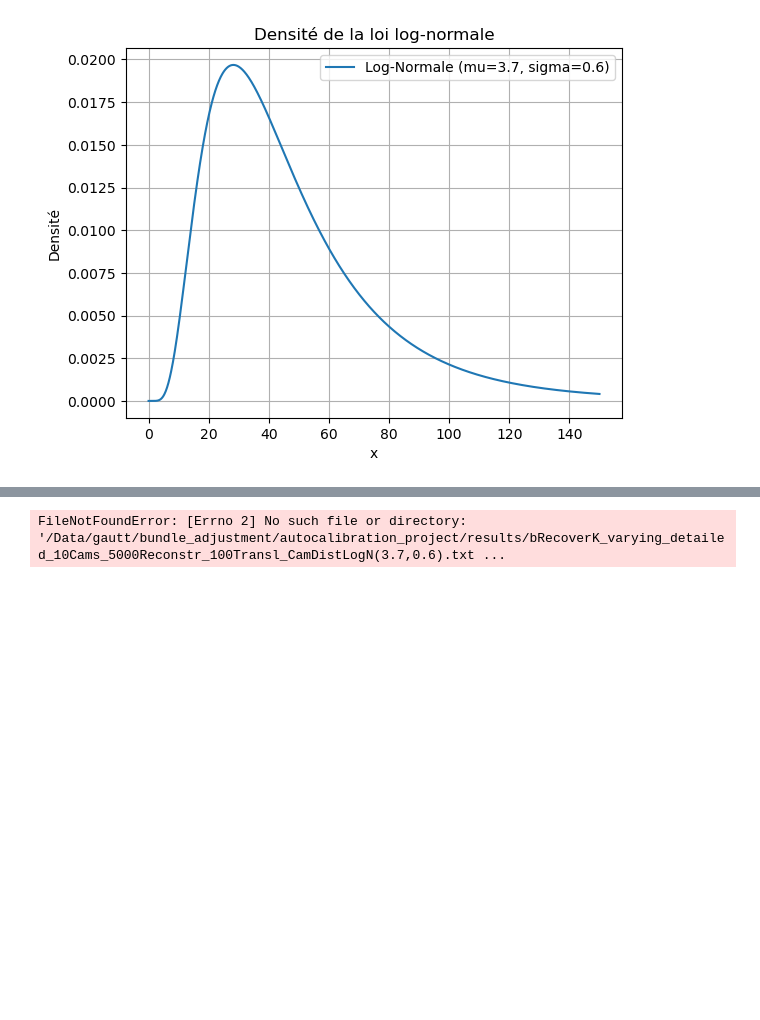
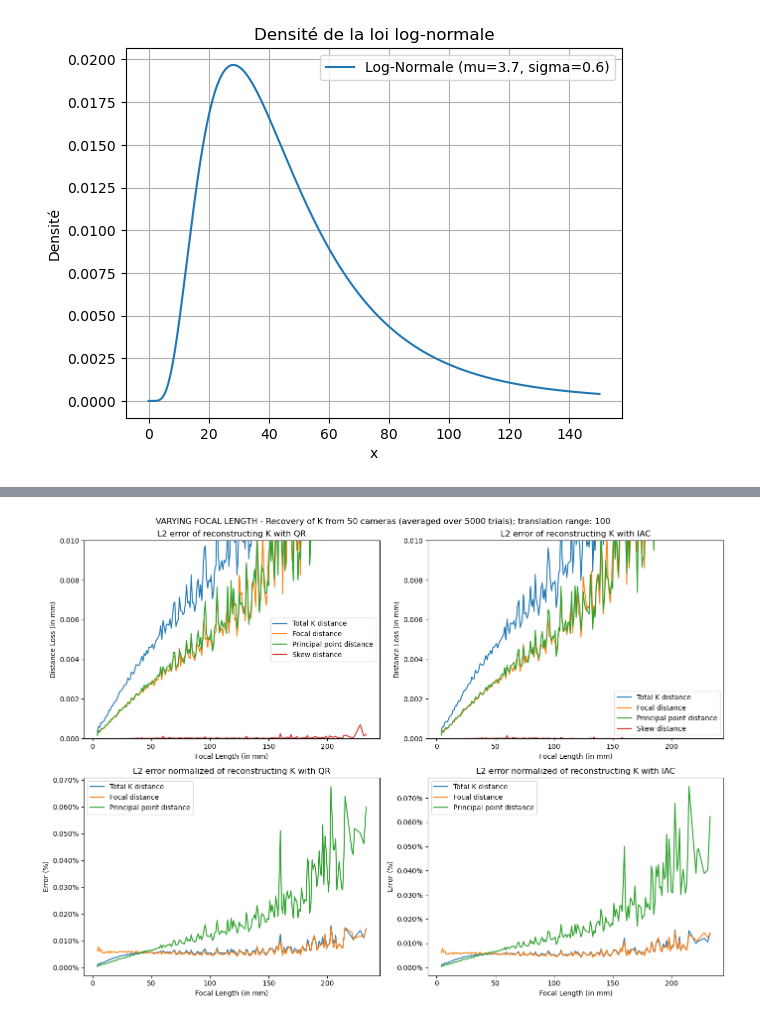
Before and after one commit to NickGtr/Autocalibration_IsolatedTesting, a Jupyter notebook: python/print_graphs.ipynb, the cells around one changed output, grey strips where cells are left out. Cells and saved outputs as stored; diff of their text form; code cells hidden in the pictures; blank space fills up the shorter version.

```diff
--- a/python/print_graphs.ipynb
+++ b/python/print_graphs.ipynb
@@ -237,7 +249,7 @@ QRvsIAC_10vs50_varying(5000, 1000, 3.7, 0.6, ylim = 0.3)
 # %%
 # RecoverK_varying_DetailedError(10, 5000, 1, 3.7, 0.6, ylim = 1)
-RecoverK_varying_DetailedError(10, 5000, 100, 3.7, 0.6, ylim = 1)
+# RecoverK_varying_DetailedError(10, 5000, 100, 3.7, 0.6, ylim = 0.1)
 # RecoverK_varying_DetailedError(50, 5000, 1, 3.7, 0.6, ylim = 1)
-RecoverK_varying_DetailedError(50, 5000, 100, 3.7, 0.6, ylim = 1)
+RecoverK_varying_DetailedError(50, 5000, 100, 3.7, 0.6, ylim = 0.01)
 # %% [output]
-FileNotFoundError: [Errno 2] No such file or directory: '/Data/gautt/bundle_adjustment/autocalibration_project/results/bRecoverK_varying_detailed_10Cams_5000Reconstr_100Transl_CamDistLogN(3.7,0.6).txt ...
+[figure, added]
```
Also changed, not shown: parts of 12 cells of this notebook, 14 other files.
